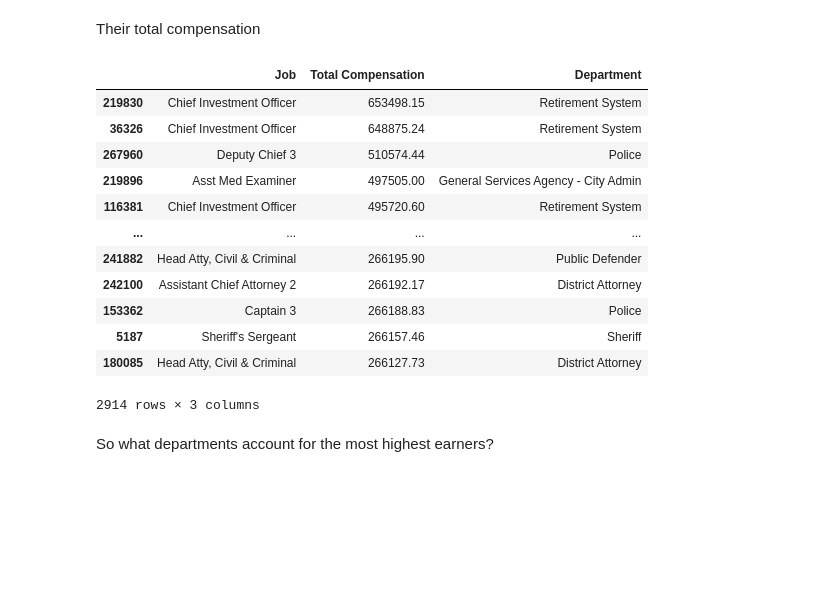
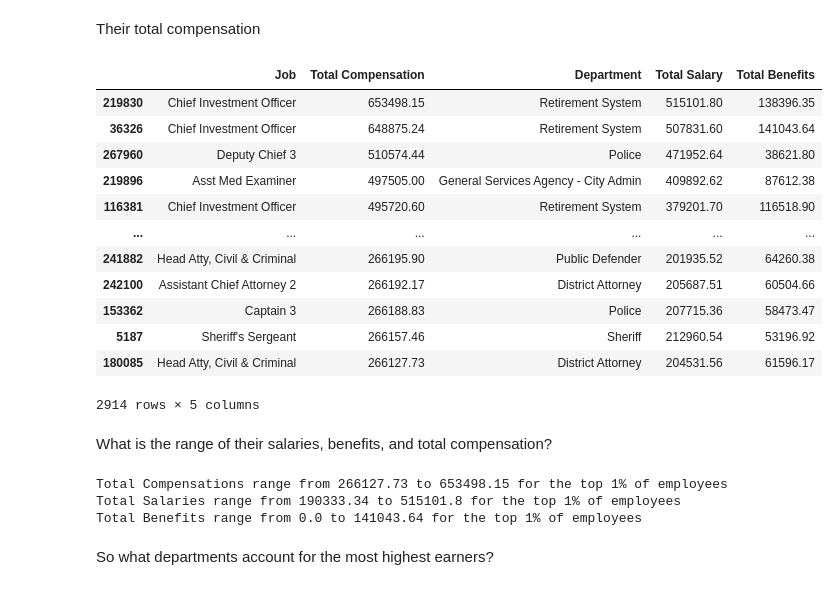
Before and after one commit to mariavaghani/Employee-Compensation-in-SF, a Jupyter notebook: Salary_Employees_SF_linear_model.ipynb, the cells around one changed output. Saved outputs shown, nothing was run; the diff lists cells and outputs as text; code cells hidden in the pictures; blank space fills up the shorter version.

```diff
--- a/Salary_Employees_SF_linear_model.ipynb
+++ b/Salary_Employees_SF_linear_model.ipynb
@@ -186,22 +187,32 @@ array(['Senior Physician Specialist', 'Battlion Chief, Fire Suppressi',
 # %% [markdown]
 Their total compensation
 # %%
-top_1_per = df_comb[df_comb['Total Compensation'] > df_comb.quantile(0.99)[-1]][['Job', 'Total Compensation', 'Department']].sort_values(by = 'Total Compensation', ascending = False)
+top_1_per = df_comb[df_comb['Total Compensation'] > df_comb.quantile(0.99)[-1]][['Job', 'Total Compensation', 'Department', 'Total Salary', 'Total Benefits']].sort_values(by = 'Total Compensation', ascending = False)
 top_1_per
 # %% [output]
-|  | Job | Total Compensation | Department |
-| 219830 | Chief Investment Officer | 653498.15 | Retirement System |
-| 36326 | Chief Investment Officer | 648875.24 | Retirement System |
-| 267960 | Deputy Chief 3 | 510574.44 | Police |
-| 219896 | Asst Med Examiner | 497505.00 | General Services Agency - City Admin |
-| 116381 | Chief Investment Officer | 495720.60 | Retirement System |
-| ... | ... | ... | ... |
-| 241882 | Head Atty, Civil & Criminal | 266195.90 | Public Defender |
-| 242100 | Assistant Chief Attorney 2 | 266192.17 | District Attorney |
-| 153362 | Captain 3 | 266188.83 | Police |
-| 5187 | Sheriff's Sergeant | 266157.46 | Sheriff |
-| 180085 | Head Atty, Civil & Criminal | 266127.73 | District Attorney |
+|  | Job | Total Compensation | Department | Total Salary | Total Benefits |
+| 219830 | Chief Investment Officer | 653498.15 | Retirement System | 515101.80 | 138396.35 |
+| 36326 | Chief Investment Officer | 648875.24 | Retirement System | 507831.60 | 141043.64 |
+| 267960 | Deputy Chief 3 | 510574.44 | Police | 471952.64 | 38621.80 |
+| 219896 | Asst Med Examiner | 497505.00 | General Services Agency - City Admin | 409892.62 | 87612.38 |
+| 116381 | Chief Investment Officer | 495720.60 | Retirement System | 379201.70 | 116518.90 |
+| ... | ... | ... | ... | ... | ... |
+| 241882 | Head Atty, Civil & Criminal | 266195.90 | Public Defender | 201935.52 | 64260.38 |
+| 242100 | Assistant Chief Attorney 2 | 266192.17 | District Attorney | 205687.51 | 60504.66 |
+| 153362 | Captain 3 | 266188.83 | Police | 207715.36 | 58473.47 |
+| 5187 | Sheriff's Sergeant | 266157.46 | Sheriff | 212960.54 | 53196.92 |
+| 180085 | Head Atty, Civil & Criminal | 266127.73 | District Attorney | 204531.56 | 61596.17 |
-2914 rows × 3 columns
+2914 rows × 5 columns
+# %% [markdown]
+What is the range of their salaries, benefits, and total compensation?
+# %%
+print('Total Compensations range from {} to {} for the top 1% of employees'.format(top_1_per['Total Compensation'].min(), top_1_per['Total Compensation'].max()))
+print('Total Salaries range from {} to {} for the top 1% of employees'.format(top_1_per['Total Salary'].min(), top_1_per['Total Salary'].max()))
+print('Total Benefits range from {} to {} for the top 1% of employees'.format(top_1_per['Total Benefits'].min(), top_1_per['Total Benefits'].max()))
+# %% [output]
+Total Compensations range from 266127.73 to 653498.15 for the top 1% of employees
+Total Salaries range from 190333.34 to 515101.8 for the top 1% of employees
+Total Benefits range from 0.0 to 141043.64 for the top 1% of employees
 # %% [markdown]
 So what departments account for the most highest earners?
 # %%
```
Also changed, not shown: parts of 30 cells of this notebook.
